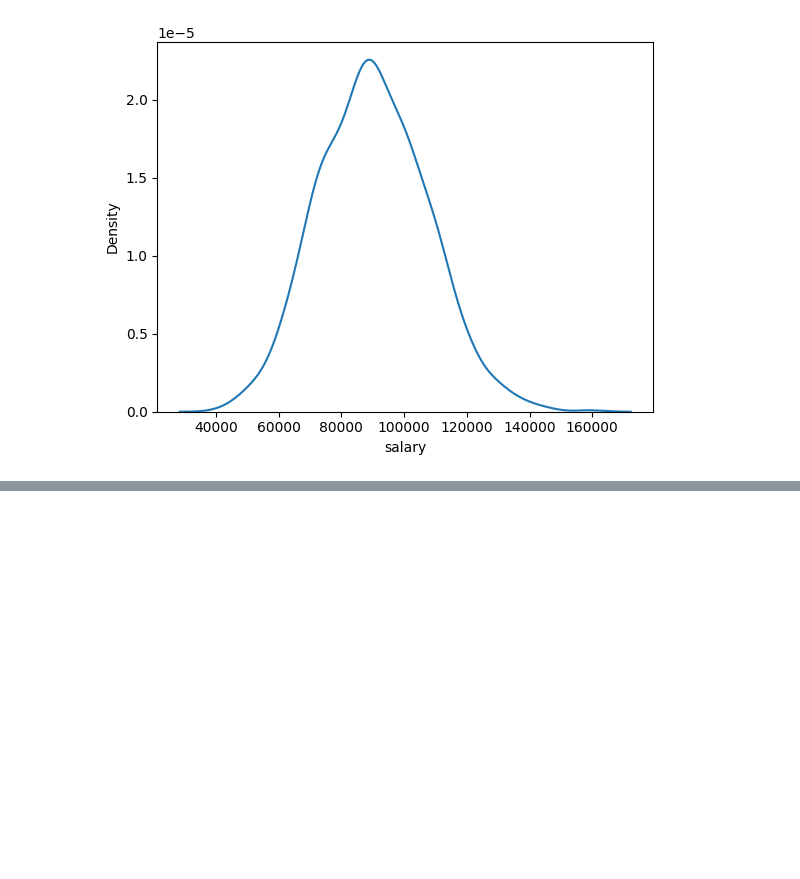
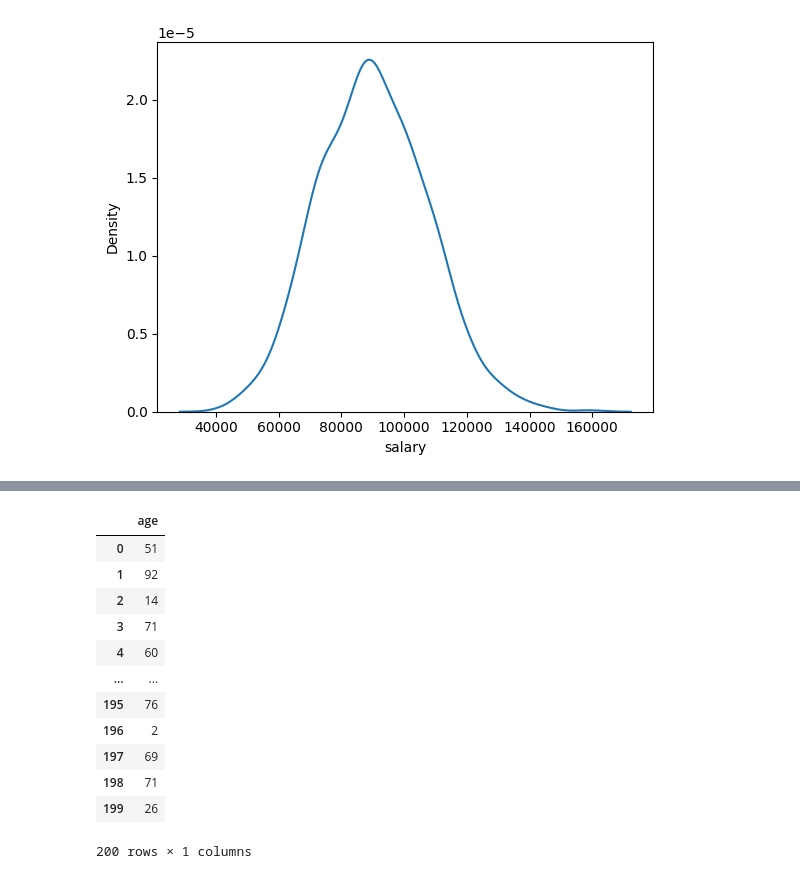
Before and after one commit to che711/DS_ML_course, a Jupyter notebook: lesson5_Seaborn/lesson2_distribution_plots.ipynb, the cells around one changed output, grey strips where cells are left out. Saved outputs shown, nothing was run; the diff lists cells and outputs as text; code cells hidden in the pictures; blank space fills up the shorter version.

```diff
--- a/lesson5_Seaborn/lesson2_distribution_plots.ipynb
+++ b/lesson5_Seaborn/lesson2_distribution_plots.ipynb
@@ -66,0 +82,17 @@ np
+# %%
+sample_ages = pd.DataFrame(sample_ages, columns=['age'])
+sample_ages
+# %% [output]
+|  | age |
+| 0 | 51 |
+| 1 | 92 |
+| 2 | 14 |
+| 3 | 71 |
+| 4 | 60 |
+| ... | ... |
+| 195 | 76 |
+| 196 | 2 |
+| 197 | 69 |
+| 198 | 71 |
+| 199 | 26 |
+200 rows × 1 columns
```
Also changed, not shown: parts of 4 cells of this notebook.
